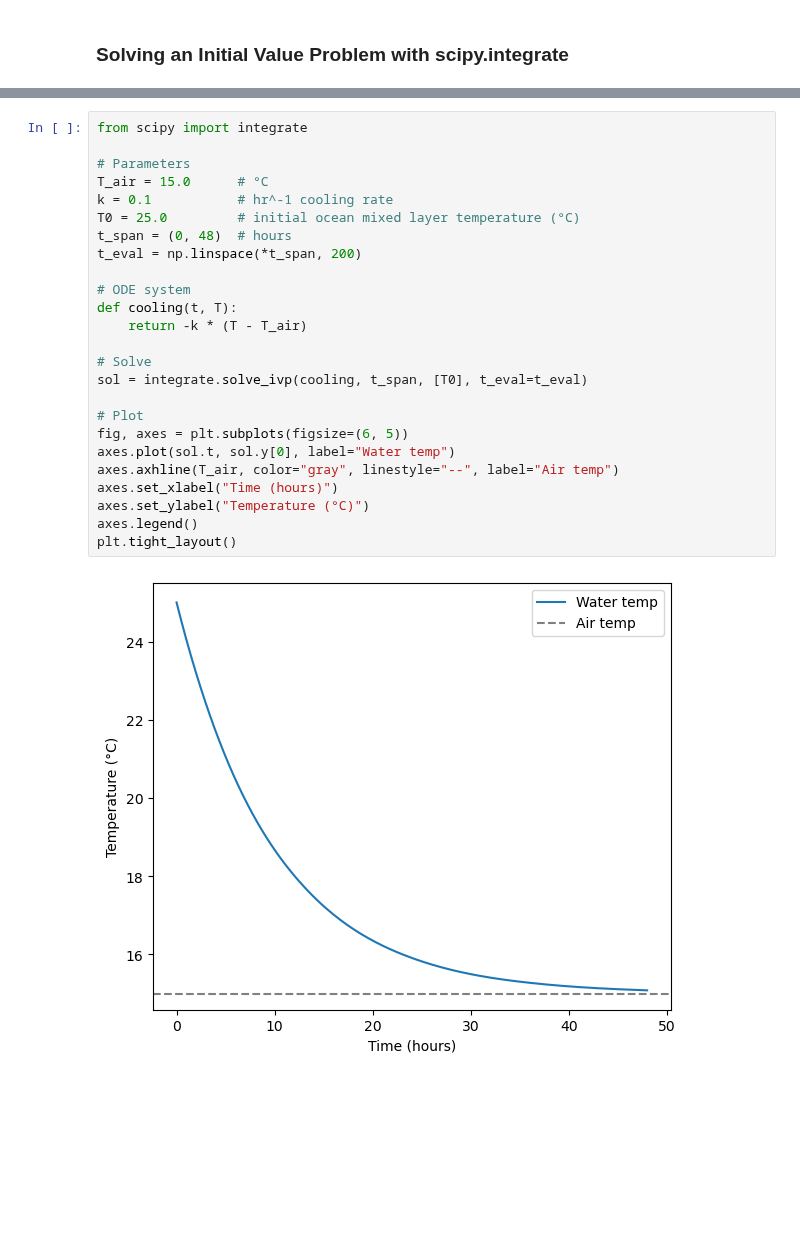
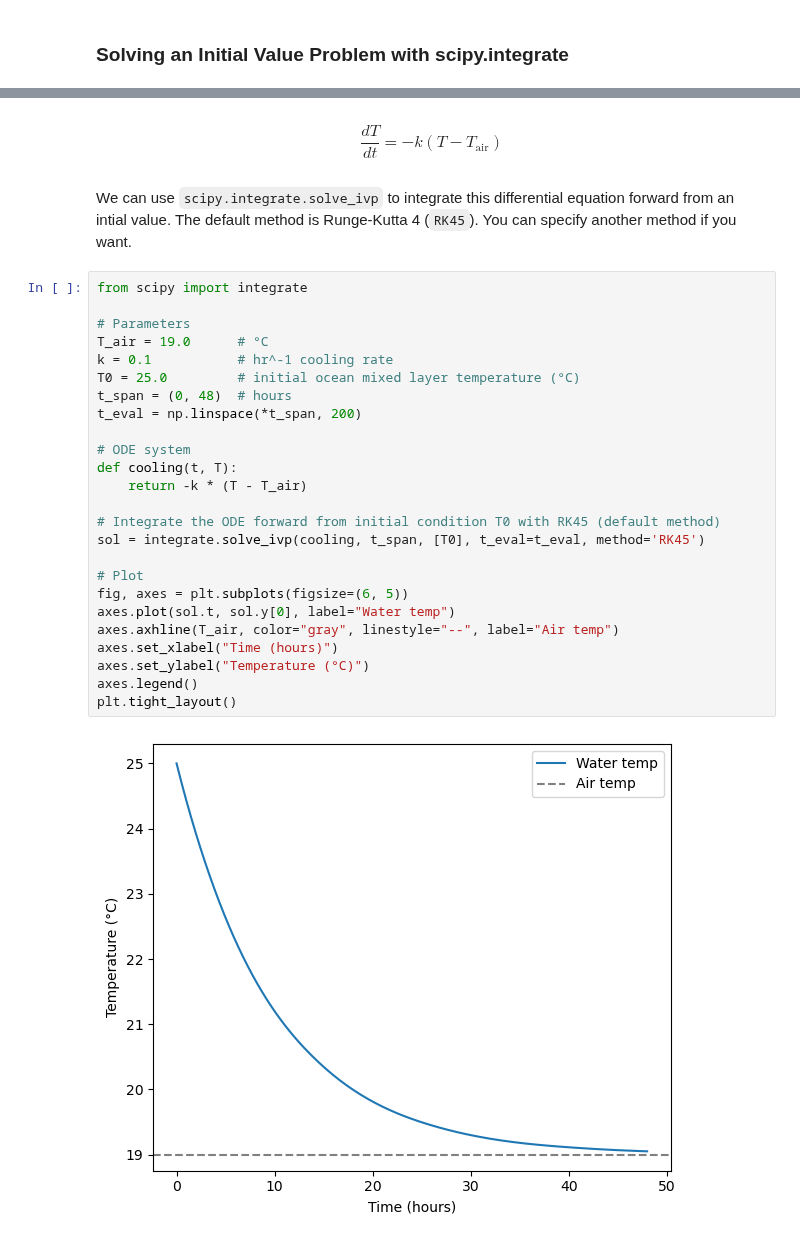
Before and after one commit to eldavenport/SIO-PythonEarthScience, a Jupyter notebook: docs/in_workshop/python_earth_science/scipy.ipynb, the cells around one changed output, grey strips where cells are left out. Saved outputs shown, nothing was run; the diff lists cells and outputs as text; blank space fills up the shorter version.

Commit message:
adding more context to scipy ivp problem

```diff
--- a/docs/in_workshop/python_earth_science/scipy.ipynb
+++ b/docs/in_workshop/python_earth_science/scipy.ipynb
@@ -187,27 +189,33 @@ Scale      = 3.116
+# %% [markdown]
+$$
+\frac{dT}{dt} = -k (T - T_{\text{air}})
+$$
+# %% [markdown]
+We can use `scipy.integrate.solve_ivp` to integrate this differential equation forward from an intial value. The default method is Runge-Kutta 4 (`RK45`). You can specify another method if you want.
 # %%
 from scipy import integrate
 
 # Parameters
-T_air = 15.0      # °C
+T_air = 19.0      # °C
 k = 0.1           # hr^-1 cooling rate
 T0 = 25.0         # initial ocean mixed layer temperature (°C)
 t_span = (0, 48)  # hours
 t_eval = np.linspace(*t_span, 200)
 
 # ODE system
 def cooling(t, T):
     return -k * (T - T_air)
 
-# Solve
-sol = integrate.solve_ivp(cooling, t_span, [T0], t_eval=t_eval)
+# Integrate the ODE forward from initial condition T0 with RK45 (default method)
+sol = integrate.solve_ivp(cooling, t_span, [T0], t_eval=t_eval, method='RK45')
 
 # Plot
 fig, axes = plt.subplots(figsize=(6, 5))
 axes.plot(sol.t, sol.y[0], label="Water temp")
 axes.axhline(T_air, color="gray", linestyle="--", label="Air temp")
 axes.set_xlabel("Time (hours)")
 axes.set_ylabel("Temperature (°C)")
 axes.legend()
 plt.tight_layout()
 # %% [output]
-[figure, old version]
+[figure, new version]
```
Also changed, not shown: parts of 5 cells of this notebook.
